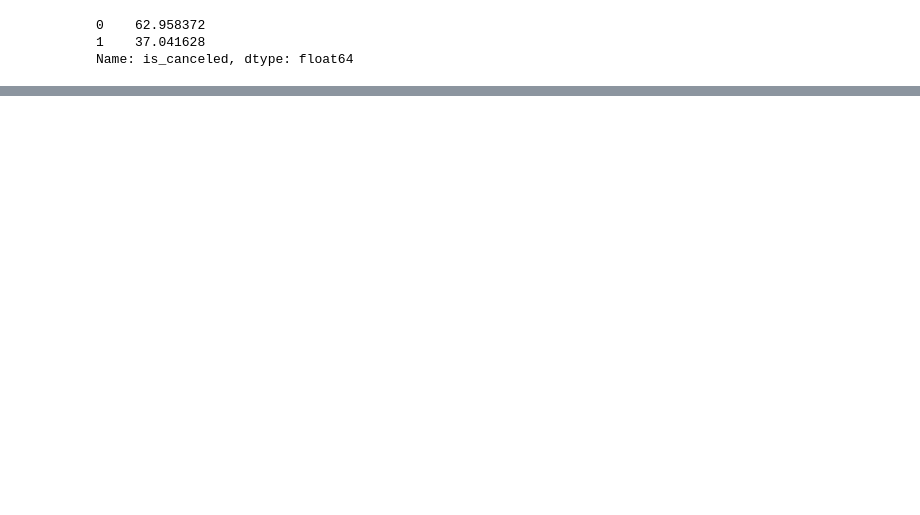
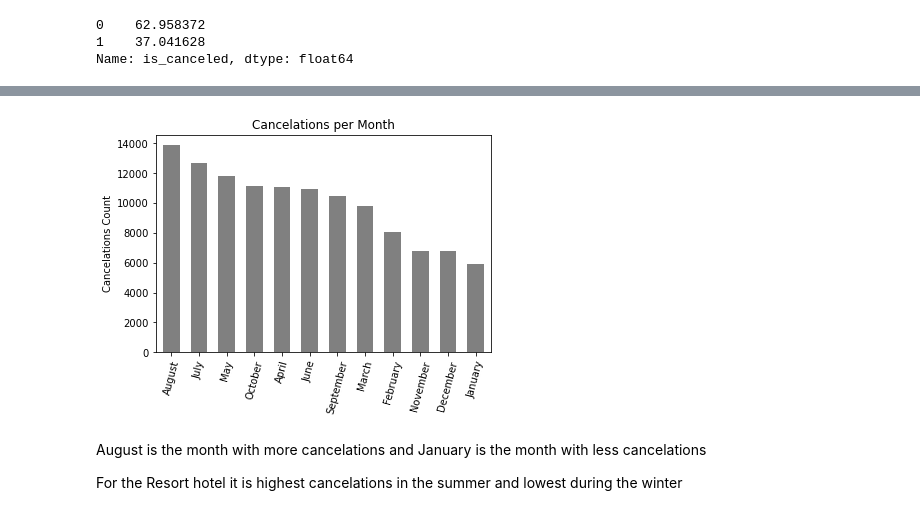
Before and after one commit to carlosmendozaj/Project_Booking_Demand, a Jupyter notebook: Carlos_Notebook.ipynb, the cells around one changed output, grey strips where cells are left out. Cells and saved outputs as stored; diff of their text form; code cells hidden in the pictures; blank space fills up the shorter version.

```diff
--- a/Carlos_Notebook.ipynb
+++ b/Carlos_Notebook.ipynb
@@ -90,0 +152,5 @@ Name: is_canceled, dtype: float64
+# %%
+#Cancellations per month
+
+month = clean_purchase_data["arrival_date_month"].value_counts()
+month
@@ -90,0 +171,11 @@ Name: is_canceled, dtype: float64
+# %%
+month_plot = month.plot(kind='bar', rot=75, color = "gray", title="Cancelations per Month", width= .6)
+
+month_plot.set_ylabel("Cancelations Count")
+plt.show()
+# %% [output]
+[figure, added]
+# %% [markdown]
+August is the month with more cancelations and January is the month with less cancelations
+
+For the Resort hotel it is highest cancelations in the summer and lowest during the winter
```
Also changed, not shown: parts of 11 cells of this notebook.
